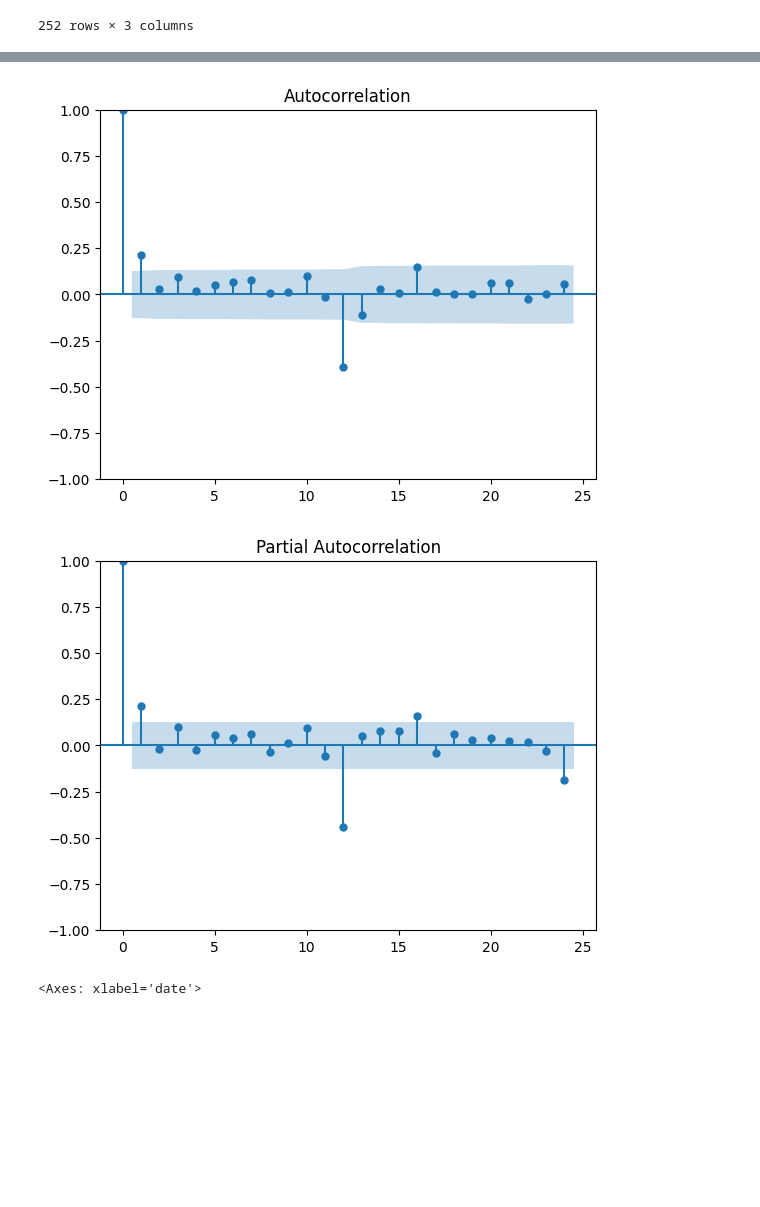
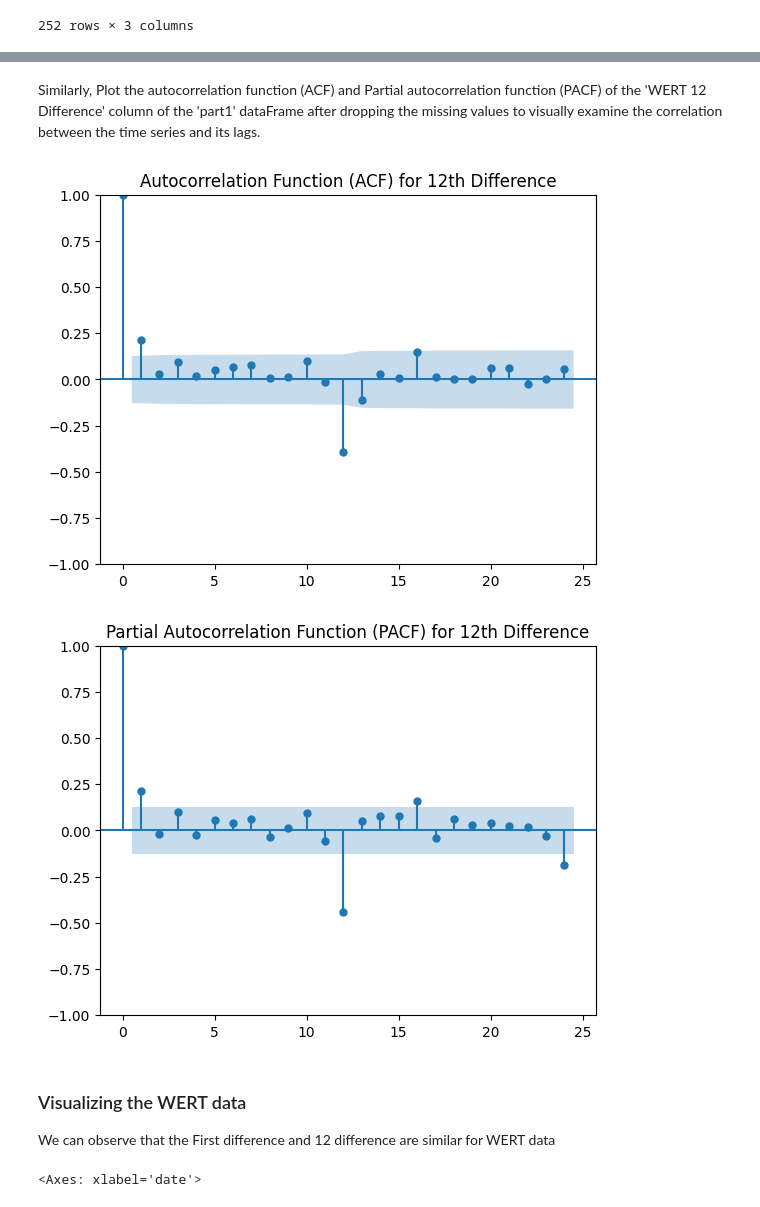
Before and after one commit to SiddhiGunaji/Time-Series-Forcasting, a Jupyter notebook: taskv2.ipynb, the cells around one changed output, grey strips where cells are left out. Cells and saved outputs as stored; diff of their text form; code cells hidden in the pictures; blank space fills up the shorter version.

```diff
--- a/taskv2.ipynb
+++ b/taskv2.ipynb
@@ -271,9 +286,14 @@ acf=plot_acf(part1['WERT First Difference'].dropna())
+# %% [markdown]
+Similarly, Plot the autocorrelation function (ACF) and Partial autocorrelation function (PACF) of the 'WERT 12 Difference' column of the 'part1' dataFrame after dropping the missing values to visually examine the correlation between the time series and its lags.
 # %%
-acf12=plot_acf(part1['WERT 12 Difference'].dropna())
-pacf12=plot_pacf(part1['WERT 12 Difference'].dropna())
+acf12=plot_acf(part1['WERT 12 Difference'].dropna(), title="Autocorrelation Function (ACF) for 12th Difference")
+pacf12=plot_pacf(part1['WERT 12 Difference'].dropna(), title="Partial Autocorrelation Function (PACF) for 12th Difference")
 # %% [output]
-[figure, old version]
+[figure, new version]
-[figure, old version]
+[figure, new version]
+# %% [markdown]
+### Visualizing the WERT data
+We can observe that the First difference and 12 difference are similar for WERT data
 # %%
 part1.plot()
 # %% [output]
```
Also changed, not shown: parts of 58 cells of this notebook, 1 other file.
